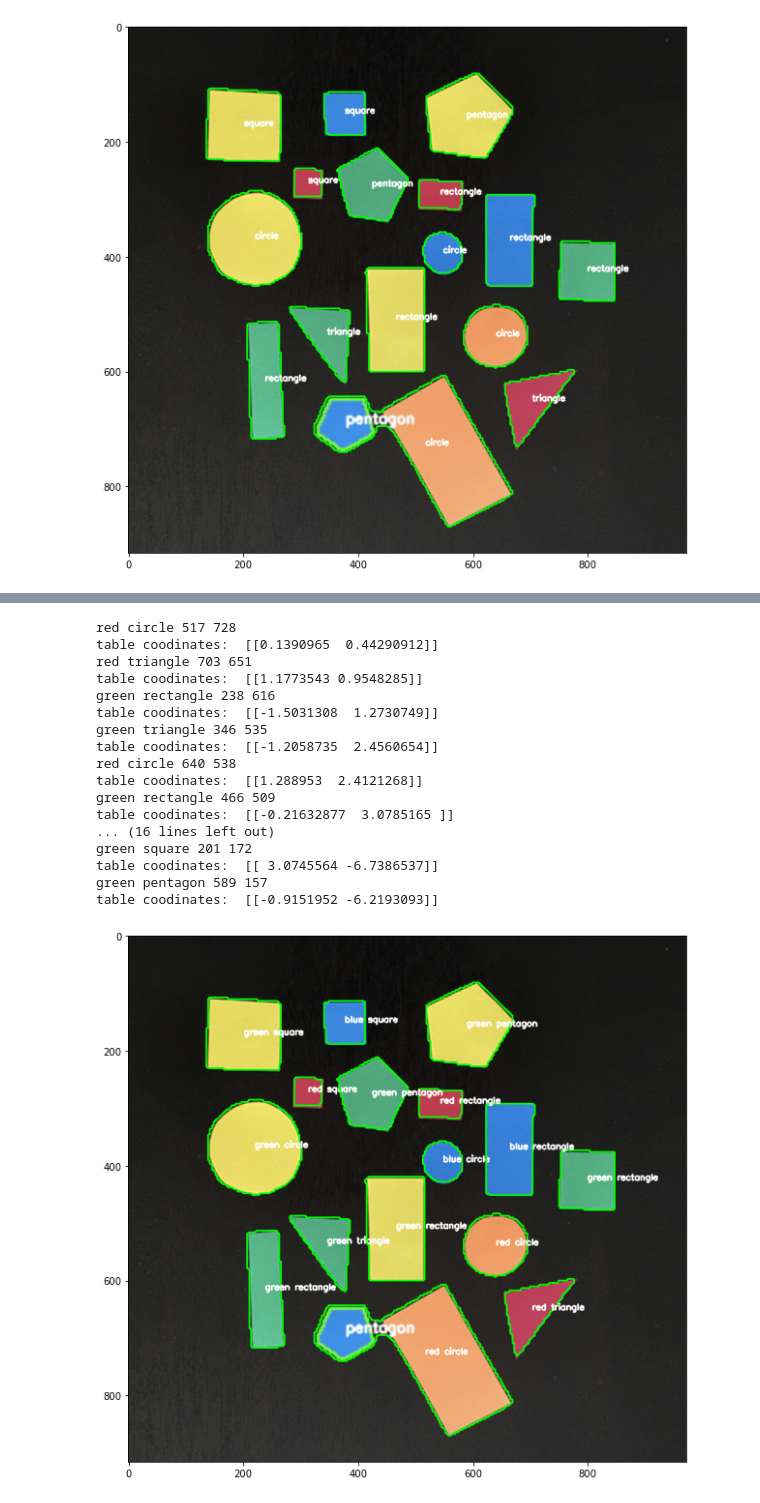
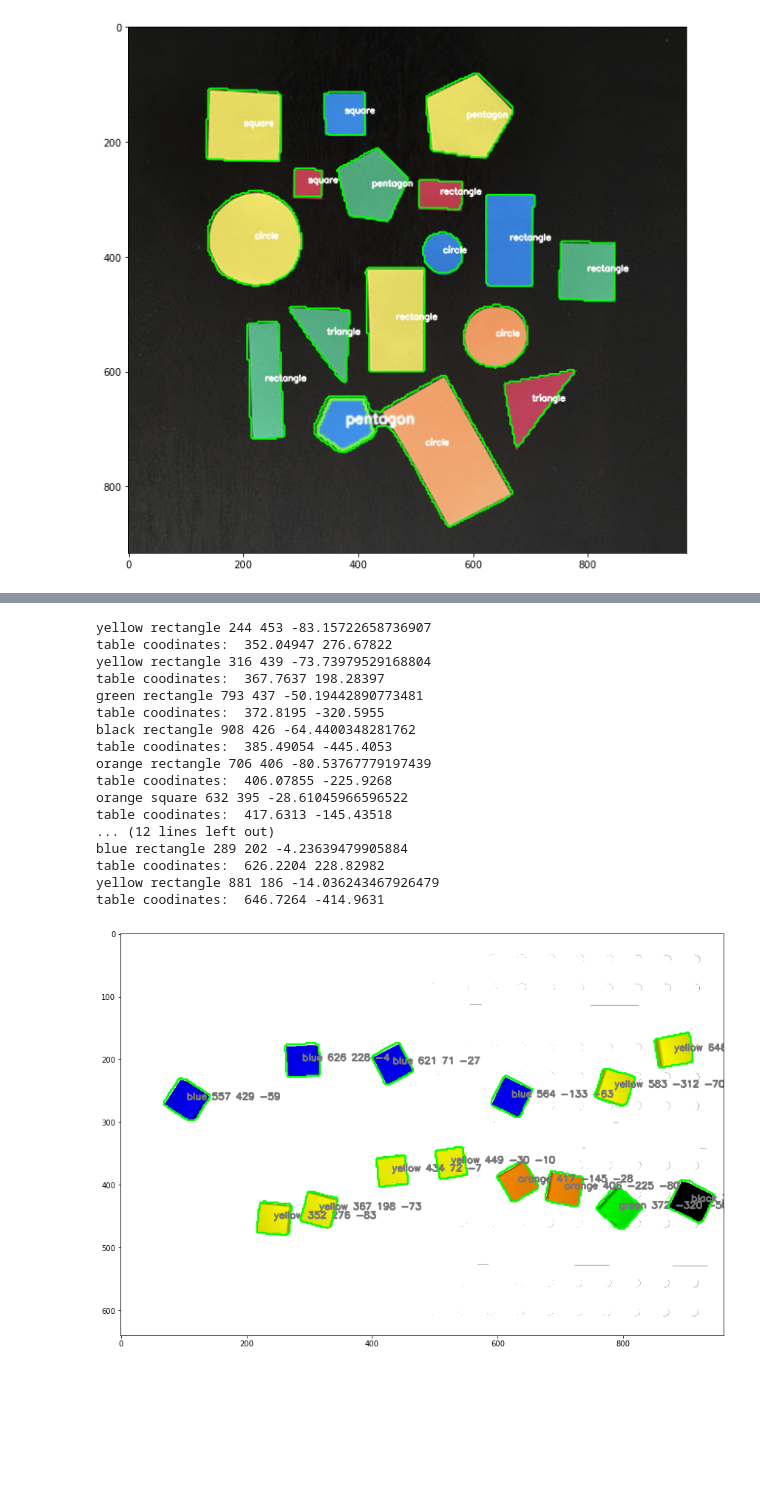
Before and after one commit to bjajoh/robot-vision-pick-and-place, a Jupyter notebook: lego_brick_detection.ipynb, the cells around one changed output, grey strips where cells are left out. Drawn from its saved outputs; the diff is of its cells as text; code cells hidden in the pictures; blank space fills up the shorter version.

```diff
--- a/lego_brick_detection.ipynb
+++ b/lego_brick_detection.ipynb
@@ -15,7 +15,12 @@ class ShapeDetector:
         shape = "unidentified"
         peri = cv2.arcLength(c, True)
         approx = cv2.approxPolyDP(c, 0.04 * peri, True)
-
+        #print(approx)
+        #print('Moin')
+        delta_x = approx[0][0][0] - approx[1][0][0]
+        delta_y = approx[0][0][1] - approx[1][0][1]
+        theta_radians = math.atan2(delta_y, delta_x)
+        #print(theta_radians)
         # if the shape is a triangle, it will have 3 vertices
         if len(approx) == 3:
             shape = "triangle"
@@ -36,7 +41,7 @@ class ShapeDetector:
         else:
             shape = "circle"
         # return the name of the shape
-        return shape
+        return shape, math.degrees(theta_radians)
 # %%
 # import the necessary packages
 #OpenCV shape detection
@@ -44,6 +49,7 @@ class ShapeDetector:
 import argparse
 import imutils
 import cv2
+import math
 
 # construct the argument parse and parse the arguments
 #ap = argparse.ArgumentParser()
@@ -75,7 +81,7 @@ for c in cnts:
     M = cv2.moments(c)
     cX = int((M["m10"] / M["m00"]) * ratio)
     cY = int((M["m01"] / M["m00"]) * ratio)
-    shape = sd.detect(c)
+    shape, rotation = sd.detect(c)
     # multiply the contour (x, y)-coordinates by the resize ratio,
     # then draw the contours and the name of the shape on the image
     c = c.astype("float")
@@ -126,8 +134,11 @@ class ColorLabeler:
         # initialize the colors dictionary, containing the color
         # name as the key and the RGB tuple as the value
         colors = OrderedDict({
+            "orange": (255, 0.55*255, 0),
+            "green": (0, 255, 0),
+            "yellow": (255, 255, 0),
+            "black": (0, 0, 0),
             "red": (255, 0, 0),
-            "green": (0, 255, 0),
             "blue": (0, 0, 255)})
         # allocate memory for the L*a*b* image, then initialize
         # the color names list
@@ -169,72 +180,78 @@ import imutils
 import cv2
 # construct the argument parse and parse the arguments
 
-path = 'test_img.png'
+path = 'Image-Camera-Simulation.png'
 
 # load the image and resize it to a smaller factor so that
 # the shapes can be approximated better
 image = cv2.imread(path)
 
-resized = imutils.resize(image, width=300)
+resized = imutils.resize(image, width=500)
 ratio = image.shape[0] / float(resized.shape[0])
 # blur the resized image slightly, then convert it to both
 # grayscale and the L*a*b* color spaces
 blurred = cv2.GaussianBlur(resized, (5, 5), 0)
 gray = cv2.cvtColor(blurred, cv2.COLOR_BGR2GRAY)
 lab = cv2.cvtColor(blurred, cv2.COLOR_BGR2LAB)
-thresh = cv2.threshold(gray, 60, 255, cv2.THRESH_BINARY)[1]
+thresh = cv2.threshold(gray, 230 ,240, 1)[1]
 # find contours in the thresholded image
 cnts = cv2.findContours(thresh.copy(), cv2.RETR_EXTERNAL, cv2.CHAIN_APPROX_SIMPLE)
 cnts = imutils.grab_contours(cnts)
 # initialize the shape detector and color labeler
 sd = ShapeDetector()
 cl = ColorLabeler()
+
+
+
+img = cv2.drawContours(thresh, cnts, -1, (0,255,0), 3)
 
 
 # loop over the contours
 for c in cnts:
     # compute the center of the contour
     M = cv2.moments(c)
     cX = int((M["m10"] / M["m00"]) * ratio)
     cY = int((M["m01"] / M["m00"]) * ratio)
     # detect the shape of the contour and label the color
-    shape = sd.detect(c)
+    shape, rotation = sd.detect(c)
     color = cl.label(lab, c)
     # multiply the contour (x, y)-coordinates by the resize ratio,
     # then draw the contours and the name of the shape and labeled
     # color on the image
     c = c.astype("float")
     c *= ratio
     c = c.astype("int")
-    text = "{} {}".format(color, shape)
-    print(color, shape,cX,cY)
-    print('table coodinates: ', np.squeeze(cv2.perspectiveTransform(np.float32([cX,cY]).reshape(-1,1,2).astype(np.float32), H), axis=1))
+
+    world_coords = np.squeeze(cv2.perspectiveTransform(np.float32([cX,cY]).reshape(-1,1,2).astype(np.float32), H), axis=1)[0]
+    text = "{} {} {} {}".format(color, int(world_coords[0]), int(world_coords[1]), int(rotation))
+    print(color, shape,cX,cY, rotation)
+    print('table coodinates: ', world_coords[0], world_coords[1])
     cv2.drawContours(image, [c], -1, (0, 255, 0), 2)
-    cv2.putText(image, text, (cX, cY), cv2.FONT_HERSHEY_SIMPLEX, 0.5, (255, 255, 255), 2)
+    cv2.putText(image, text, (cX, cY), cv2.FONT_HERSHEY_SIMPLEX, 0.5, (120, 120, 120), 2)
     # show the output image
 #   cv2.imshow("Image", image)
 #   cv2.waitKey(0)
 
 plt.figure(figsize=(20,10))
 image = cv2.cvtColor(image, cv2.COLOR_BGR2RGB)
 plt.imshow(image)
 plt.show()
 # %% [output]
-red circle 517 728
-table coodinates:  [[0.1390965  0.44290912]]
-red triangle 703 651
-table coodinates:  [[1.1773543 0.9548285]]
-green rectangle 238 616
-table coodinates:  [[-1.5031308  1.2730749]]
-green triangle 346 535
-table coodinates:  [[-1.2058735  2.4560654]]
-red circle 640 538
-table coodinates:  [[1.288953  2.4121268]]
-green rectangle 466 509
-table coodinates:  [[-0.21632877  3.0785165 ]]
-... (16 lines left out)
-green square 201 172
-table coodinates:  [[ 3.0745564 -6.7386537]]
-green pentagon 589 157
-table coodinates:  [[-0.9151952 -6.2193093]]
+yellow rectangle 244 453 -83.15722658736907
+table coodinates:  352.04947 276.67822
+yellow rectangle 316 439 -73.73979529168804
+table coodinates:  367.7637 198.28397
+green rectangle 793 437 -50.19442890773481
+table coodinates:  372.8195 -320.5955
+black rectangle 908 426 -64.4400348281762
+table coodinates:  385.49054 -445.4053
+orange rectangle 706 406 -80.53767779197439
+table coodinates:  406.07855 -225.9268
+orange square 632 395 -28.61045966596522
+table coodinates:  417.6313 -145.43518
+... (12 lines left out)
+blue rectangle 289 202 -4.23639479905884
+table coodinates:  626.2204 228.82982
+yellow rectangle 881 186 -14.036243467926479
+table coodinates:  646.7264 -414.9631
-[figure, old version]
+[figure, new version]
```
Also changed, not shown: parts of 5 cells of this notebook, 7 other files.
